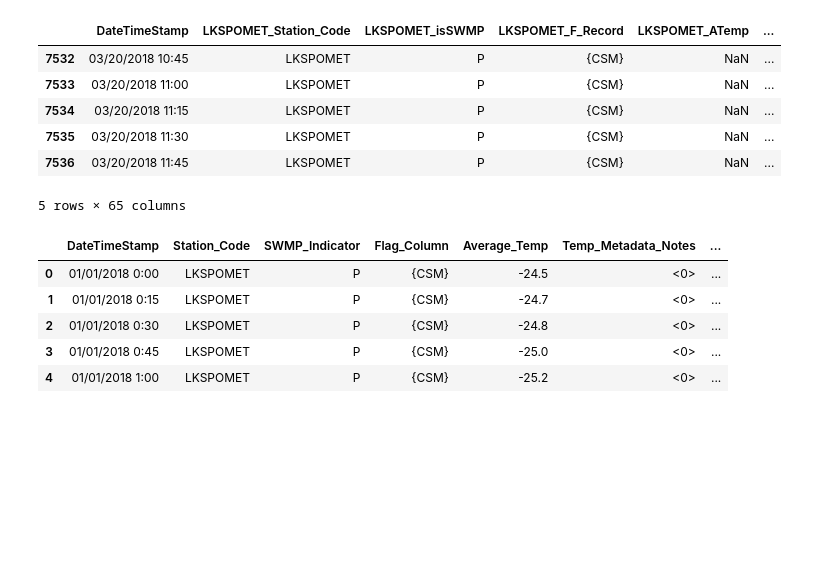
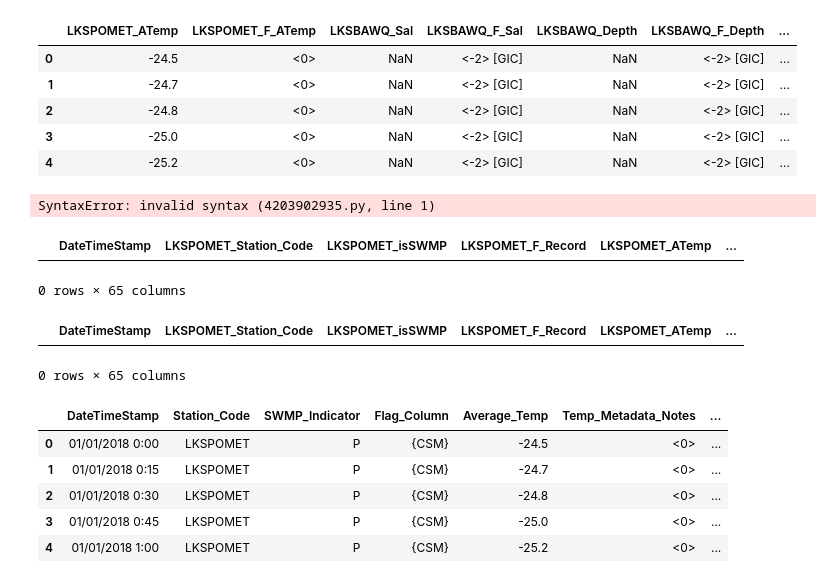
Before and after one commit to ColleenKarwoski/Predicting-Turbidity, a Jupyter notebook: merged_notebook.ipynb, the cells around one changed output. Drawn from its saved outputs; the diff is of its cells as text; code cells hidden in the pictures; blank space fills up the shorter version.

```diff
--- a/merged_notebook.ipynb
+++ b/merged_notebook.ipynb
@@ -64,19 +48,37 @@ Index(['DateTimeStamp', 'LKSPOMET_Station_Code', 'LKSPOMET_isSWMP',
        'LKSBANUT_F_NO23F', 'LKSBANUT_CHLA_N', 'LKSBANUT_F_CHLA_N',
        'Unnamed: 64'],
       dtype='object')
+# %%
+#Create data frame of prioritized data elements for analysis (water temp, water salinitiy, water depth, water pH, and total precipitation)
+new_df = merged_df[['LKSPOMET_ATemp', 'LKSPOMET_F_ATemp','LKSBAWQ_Sal', 'LKSBAWQ_F_Sal',
+                   'LKSBAWQ_Depth','LKSBAWQ_F_Depth', 'LKSBAWQ_pH','LKSBAWQ_F_pH',
+                   'LKSPOMET_TotPrcp','LKSPOMET_F_TotPrcp','LKSBAWQ_Turb', 'LKSBAWQ_F_Turb']]
+new_df.head()
+# %% [output]
+|  | LKSPOMET_ATemp | LKSPOMET_F_ATemp | LKSBAWQ_Sal | LKSBAWQ_F_Sal | LKSBAWQ_Depth | LKSBAWQ_F_Depth | ... |
+| 0 | -24.5 | <0> | NaN | <-2> [GIC] | NaN | <-2> [GIC] | ... |
+| 1 | -24.7 | <0> | NaN | <-2> [GIC] | NaN | <-2> [GIC] | ... |
+| 2 | -24.8 | <0> | NaN | <-2> [GIC] | NaN | <-2> [GIC] | ... |
+| 3 | -25.0 | <0> | NaN | <-2> [GIC] | NaN | <-2> [GIC] | ... |
+| 4 | -25.2 | <0> | NaN | <-2> [GIC] | NaN | <-2> [GIC] | ... |
+# %%
+temp_df = new_df.loc[(new_df['LKSPOMET_F_ATemp']=="<0>") | [(new_df['LKSPOMET_F_ATemp'] =="<0>")]
+# %% [output]
+SyntaxError: invalid syntax (4203902935.py, line 1)
 # %%
 #Exclude data that was flagged (0=Passed Initial QAQC Checks, -2=Missing Data, 5=Corrected Data)
-data_quality_codes = ['<0>', '<0> [GMT]','<-2>','<-2> [GMT]','<-2> [GMC]', '<-2> [GPD](CSM)','<5>']
-filtered_wqtemp_df = merged_df[merged_df['LKSPOMET_F_ATemp'].isin(data_quality_codes)]
+temp_quality_codes = ['<0>', '<0> [GMT]','<5>']
+filtered_wqtemp_df = merged_df[merged_df['LKSPOMET_F_ATemp'].isin(temp_quality_codes)]
 filtered_wqtemp_df.head()
 # %% [output]
 |  | DateTimeStamp | LKSPOMET_Station_Code | LKSPOMET_isSWMP | LKSPOMET_F_Record | LKSPOMET_ATemp | ... |
-| 7532 | 03/20/2018 10:45 | LKSPOMET | P | {CSM} | NaN | ... |
-| 7533 | 03/20/2018 11:00 | LKSPOMET | P | {CSM} | NaN | ... |
-| 7534 | 03/20/2018 11:15 | LKSPOMET | P | {CSM} | NaN | ... |
-| 7535 | 03/20/2018 11:30 | LKSPOMET | P | {CSM} | NaN | ... |
-| 7536 | 03/20/2018 11:45 | LKSPOMET | P | {CSM} | NaN | ... |
-5 rows × 65 columns
+0 rows × 65 columns
+# %%
+df_2 = merged_df.loc[(merged_df['LKSPOMET_F_ATemp'] == '<0>') | (merged_df['LKSPOMET_F_ATemp'] == '<0> [GMT]') | (merged_df['LKSPOMET_F_ATemp'] == '<5>')]
+df_2.head()
+# %% [output]
+|  | DateTimeStamp | LKSPOMET_Station_Code | LKSPOMET_isSWMP | LKSPOMET_F_Record | LKSPOMET_ATemp | ... |
+0 rows × 65 columns
 # %%
 refined_df = merged_df[(['DateTimeStamp', 'LKSPOMET_Station_Code', 'LKSPOMET_isSWMP',
        'LKSPOMET_F_Record', 'LKSPOMET_ATemp', 'LKSPOMET_F_ATemp',
```
Also changed, not shown: parts of 1 cell of this notebook.
